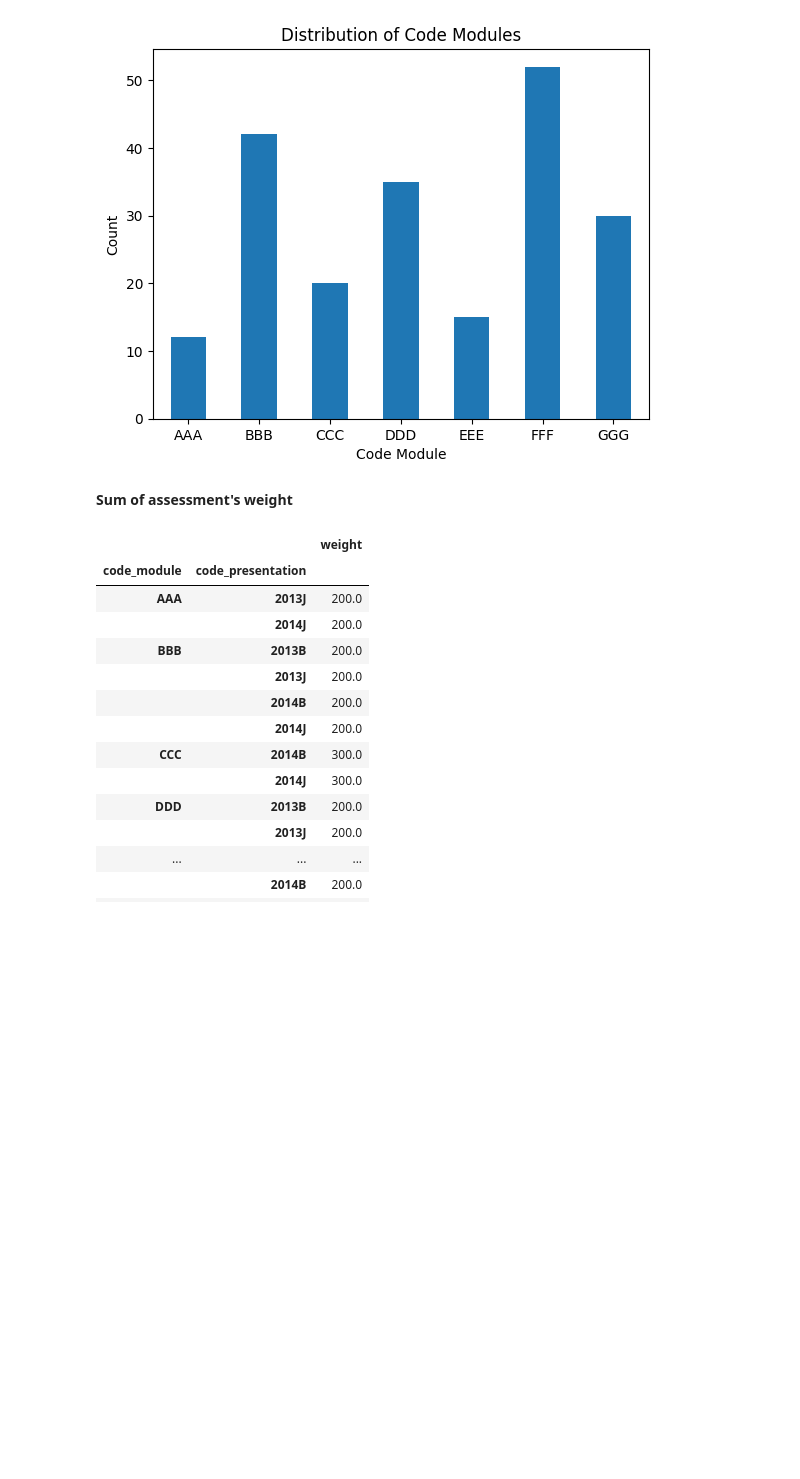
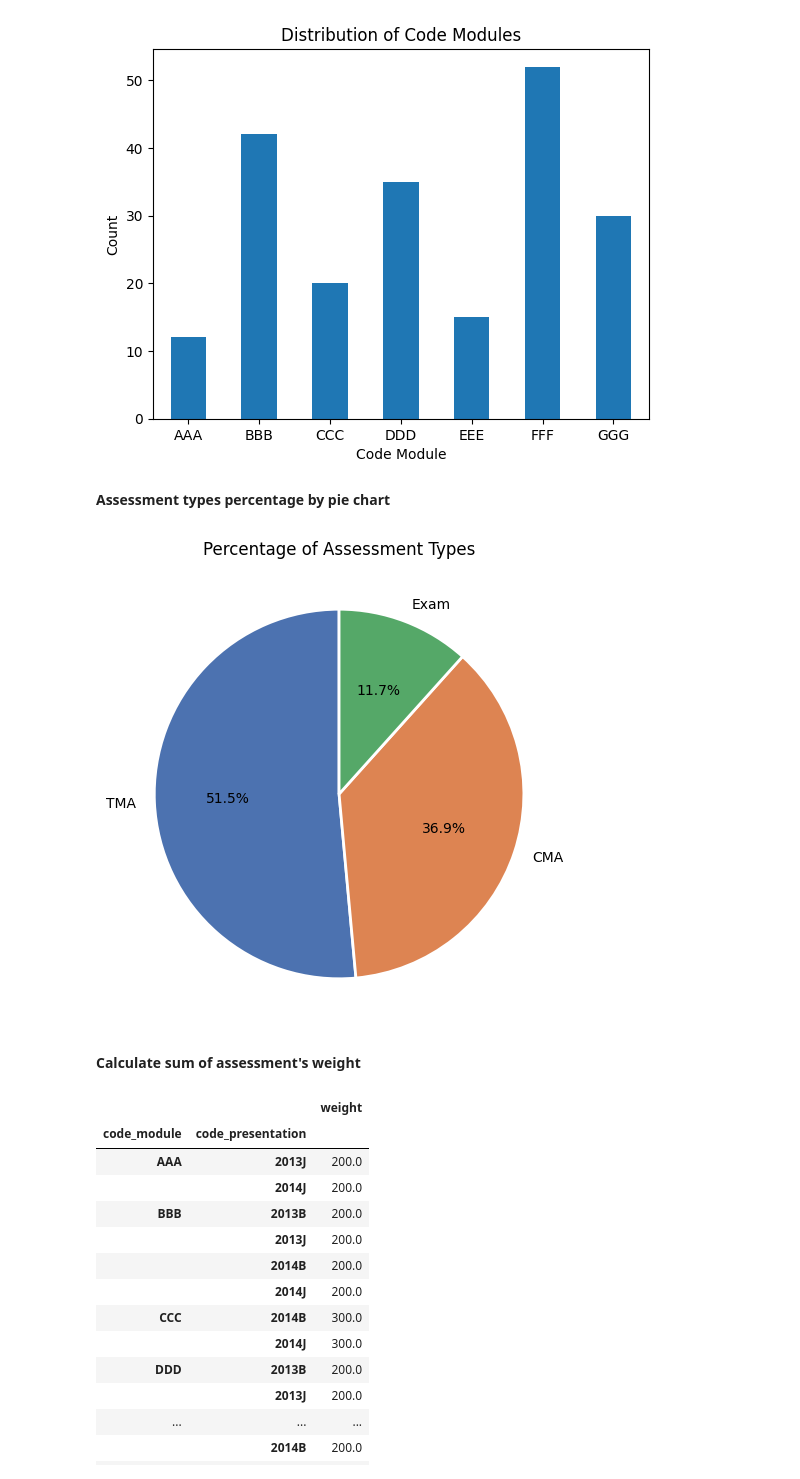
Before and after one commit to thiennguyen37-qn/early-academic-risk-warning, a Jupyter notebook: demo.ipynb, the cells around one changed output. Drawn from its saved outputs; the diff is of its cells as text; code cells hidden in the pictures; blank space fills up the shorter version.

```diff
--- a/demo.ipynb
+++ b/demo.ipynb
@@ -75,8 +83,25 @@ plt.title('Distribution of Code Modules')
 # %% [output]
 Text(0.5, 1.0, 'Distribution of Code Modules')
 [figure]
+# %% [markdown]
+**Assessment types percentage by pie chart**
+# %%
+assessment['assessment_type'].value_counts().plot(
+    kind='pie',
+    autopct='%1.1f%%',
+    startangle=90,
+    colors=['#4C72B0', '#DD8452', '#55A868'],
+    wedgeprops={'edgecolor': 'white', 'linewidth': 2},
+    title='Percentage of Assessment Types',
+    figsize=(6, 6)
+)
+
+plt.ylabel('')  # ẩn label 'assessment_type' mặc định ở trục y
+plt.show()
+# %% [output]
+[figure, added]
 # %% [markdown]
-**Sum of assessment's weight**
+**Calculate sum of assessment's weight**
 # %%
 assessment[['code_module','code_presentation','weight']].groupby(['code_module','code_presentation']).sum()
 # %% [output]
```
Also changed, not shown: parts of 16 cells of this notebook.
